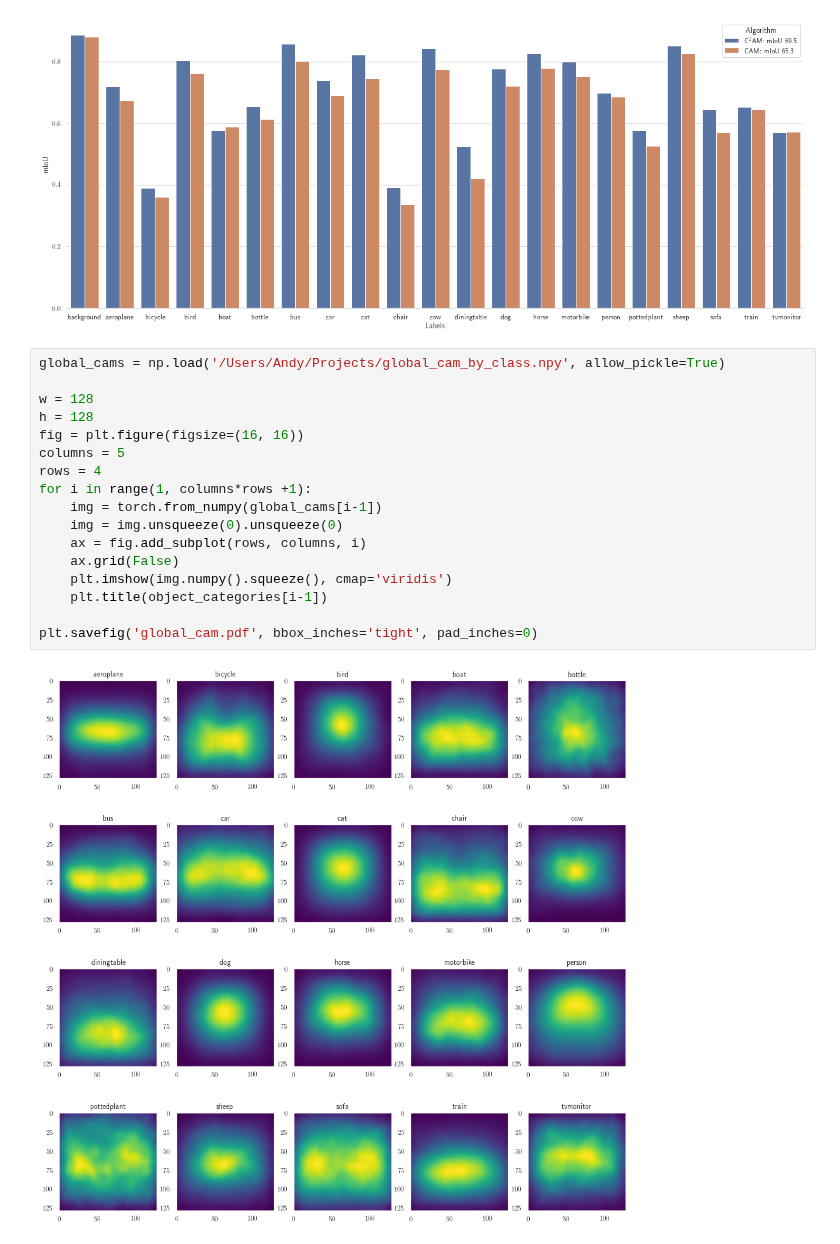
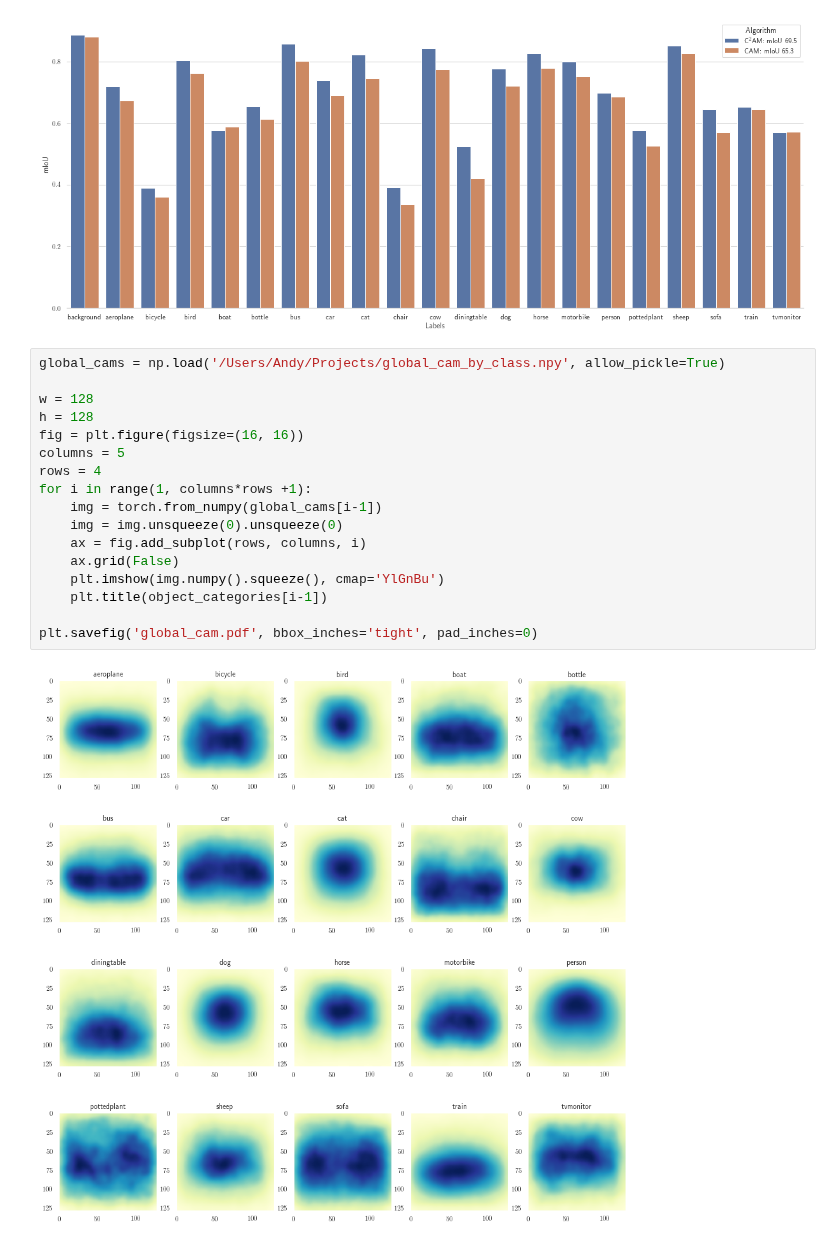
Before and after one commit to yiping-wang/c2am, a Jupyter notebook: Visualizations.ipynb, the cells around one changed output. Saved outputs shown, nothing was run; the diff lists cells and outputs as text.

```diff
--- a/Visualizations.ipynb
+++ b/Visualizations.ipynb
@@ -242,19 +242,19 @@ sns.despine(left=True)
 # %%
 global_cams = np.load('/Users/Andy/Projects/global_cam_by_class.npy', allow_pickle=True)
 
 w = 128
 h = 128
 fig = plt.figure(figsize=(16, 16))
 columns = 5
 rows = 4
 for i in range(1, columns*rows +1):
     img = torch.from_numpy(global_cams[i-1])
     img = img.unsqueeze(0).unsqueeze(0)
     ax = fig.add_subplot(rows, columns, i)
     ax.grid(False)
-    plt.imshow(img.numpy().squeeze(), cmap='viridis')
+    plt.imshow(img.numpy().squeeze(), cmap='YlGnBu')
     plt.title(object_categories[i-1])
 
 plt.savefig('global_cam.pdf', bbox_inches='tight', pad_inches=0)
 # %% [output]
-[figure, old version]
+[figure, new version]
```
